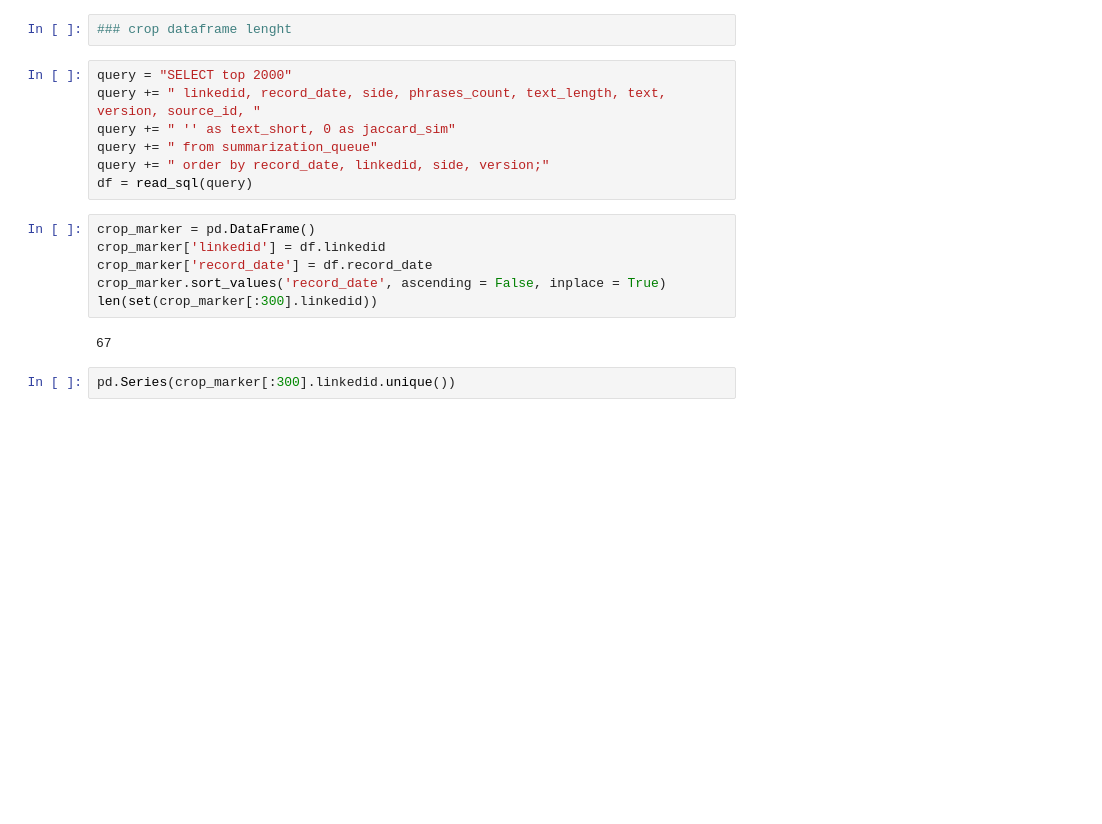
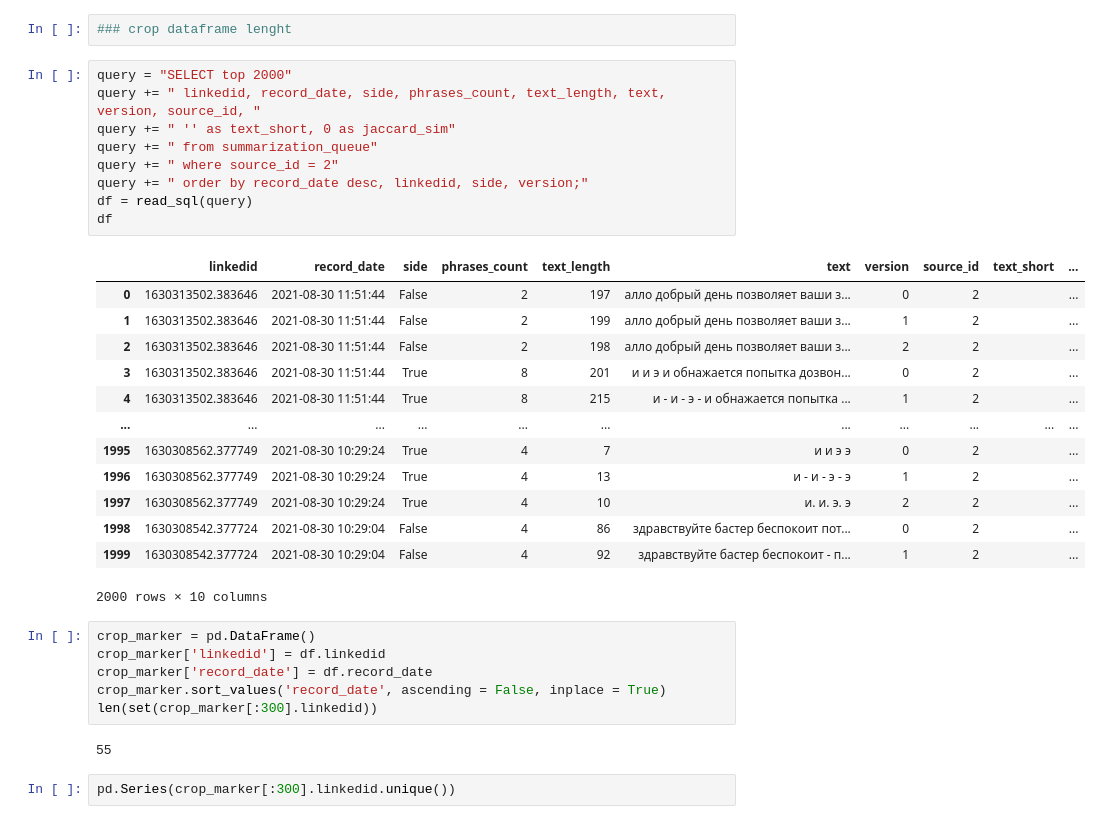
Before and after one commit to format37/call_centre_stt_server, a Jupyter notebook: summarizator.ipynb, the cells around one changed output. Saved outputs shown, nothing was run; the diff lists cells and outputs as text; blank space fills up the shorter version.

```diff
--- a/summarizator.ipynb
+++ b/summarizator.ipynb
@@ -158,10 +194,26 @@ queue
 # %%
 query = "SELECT top 2000"
 query += " linkedid, record_date, side, phrases_count, text_length, text, version, source_id, "
 query += " '' as text_short, 0 as jaccard_sim"
 query += " from summarization_queue"
-query += " order by record_date, linkedid, side, version;"
+query += " where source_id = 2"
+query += " order by record_date desc, linkedid, side, version;"
 df = read_sql(query)
+df
+# %% [output]
+|  | linkedid | record_date | side | phrases_count | text_length | text | version | source_id | text_short | ... |
+| 0 | 1630313502.383646 | 2021-08-30 11:51:44 | False | 2 | 197 | алло добрый день позволяет ваши з... | 0 | 2 |  | ... |
+| 1 | 1630313502.383646 | 2021-08-30 11:51:44 | False | 2 | 199 | алло добрый день позволяет ваши з... | 1 | 2 |  | ... |
+| 2 | 1630313502.383646 | 2021-08-30 11:51:44 | False | 2 | 198 | алло добрый день позволяет ваши з... | 2 | 2 |  | ... |
+| 3 | 1630313502.383646 | 2021-08-30 11:51:44 | True | 8 | 201 | и и э и обнажается попытка дозвон... | 0 | 2 |  | ... |
+| 4 | 1630313502.383646 | 2021-08-30 11:51:44 | True | 8 | 215 | и - и - э - и обнажается попытка ... | 1 | 2 |  | ... |
+| ... | ... | ... | ... | ... | ... | ... | ... | ... | ... | ... |
+| 1995 | 1630308562.377749 | 2021-08-30 10:29:24 | True | 4 | 7 | и и э э | 0 | 2 |  | ... |
+| 1996 | 1630308562.377749 | 2021-08-30 10:29:24 | True | 4 | 13 | и - и - э - э | 1 | 2 |  | ... |
+| 1997 | 1630308562.377749 | 2021-08-30 10:29:24 | True | 4 | 10 | и. и. э. э | 2 | 2 |  | ... |
+| 1998 | 1630308542.377724 | 2021-08-30 10:29:04 | False | 4 | 86 | здравствуйте бастер беспокоит пот... | 0 | 2 |  | ... |
+| 1999 | 1630308542.377724 | 2021-08-30 10:29:04 | False | 4 | 92 | здравствуйте бастер беспокоит - п... | 1 | 2 |  | ... |
+2000 rows × 10 columns
 # %%
 crop_marker = pd.DataFrame()
 crop_marker['linkedid'] = df.linkedid
@@ -169,7 +221,7 @@ crop_marker['record_date'] = df.record_date
 crop_marker.sort_values('record_date', ascending = False, inplace = True)
 len(set(crop_marker[:300].linkedid))
 # %% [output]
-67
+55
 # %%
 pd.Series(crop_marker[:300].linkedid.unique())
 # %% [output]
```
Also changed, not shown: parts of 12 cells of this notebook, 1 other file.
